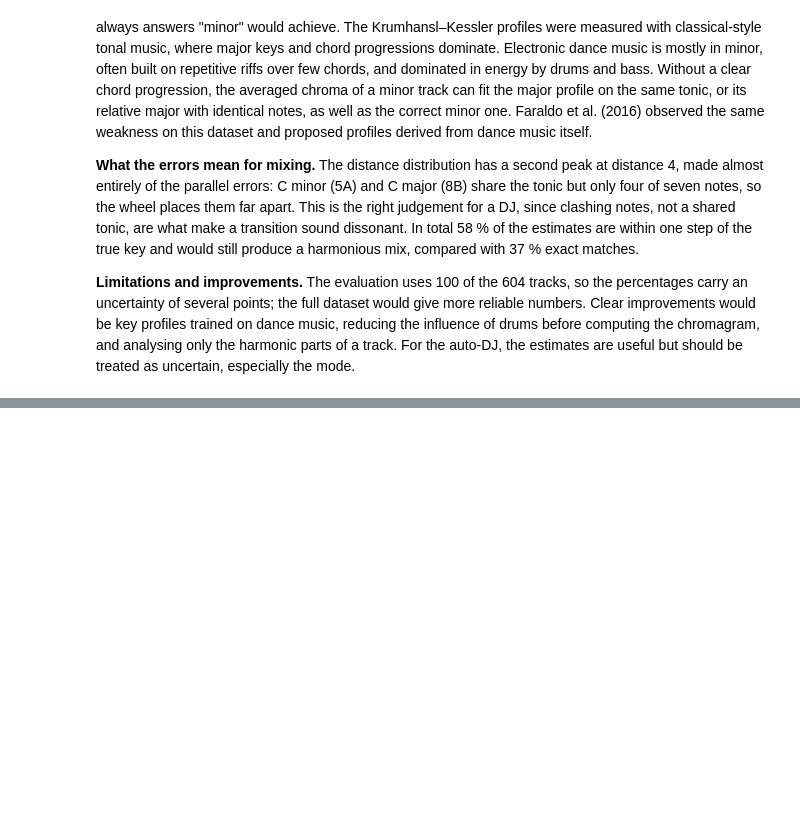
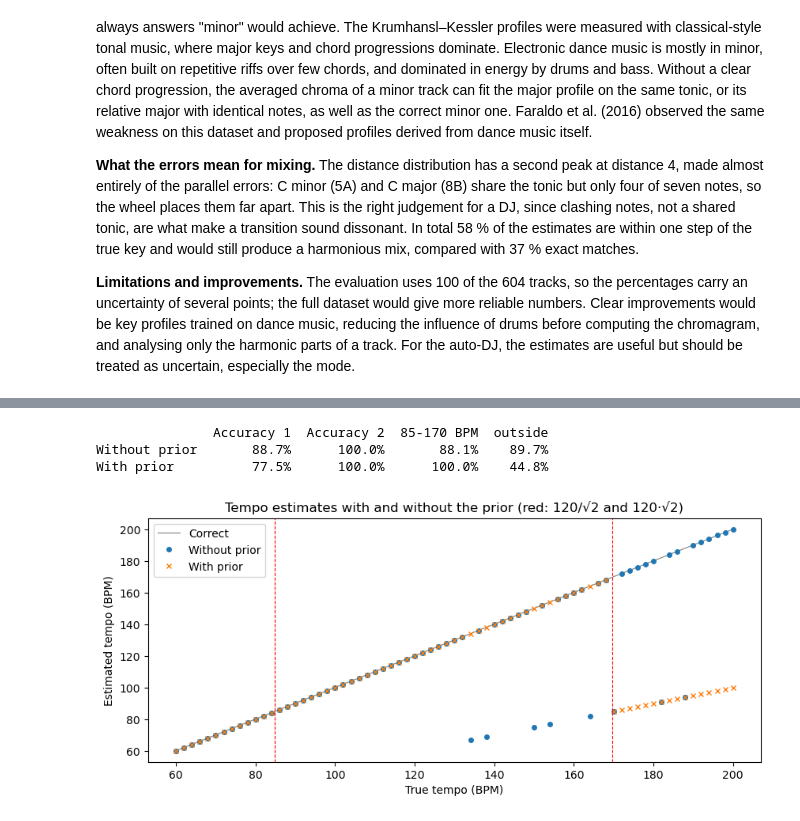
Before and after one commit to y0vladimirova/math-behind-the-mix, a Jupyter notebook: main.ipynb, the cells around one changed output, grey strips where cells are left out. Saved outputs shown, nothing was run; the diff lists cells and outputs as text; code cells hidden in the pictures; blank space fills up the shorter version.

```diff
--- a/main.ipynb
+++ b/main.ipynb
@@ -1288,0 +1405,38 @@ for i, mode in enumerate(modes):
+# %%
+from djmath.tempo import estimate_tempo
+
+true_bpms = np.arange(60, 201, 2)
+with_prior = np.array([estimate_tempo(drum_loop(b, 20.0)) for b in true_bpms])
+without_prior = np.array([estimate_tempo(drum_loop(b, 20.0), use_prior=False) for b in true_bpms])
+
+def tempo_accuracy(estimates, truths, allow_octave=False):
+    """Fraction of estimates within 4 % of the truth (or of a multiple, if allowed)."""
+    hits = 0
+    for est, true in zip(estimates, truths):
+        candidates = [true, true / 2, true * 2, true / 3, true * 3] if allow_octave else [true]
+        hits += any(abs(est - c) <= 0.04 * c for c in candidates)
+    return hits / len(truths)
+
+inside = (true_bpms >= 120 / np.sqrt(2)) & (true_bpms <= 120 * np.sqrt(2))
+print(f"{'':<14}{'Accuracy 1':>11}{'Accuracy 2':>12}{'85-170 BPM':>12}{'outside':>9}")
+for name, est in [("Without prior", without_prior), ("With prior", with_prior)]:
+    print(f"{name:<14}{tempo_accuracy(est, true_bpms):>11.1%}"
+          f"{tempo_accuracy(est, true_bpms, allow_octave=True):>12.1%}"
+          f"{tempo_accuracy(est[inside], true_bpms[inside]):>12.1%}"
+          f"{tempo_accuracy(est[~inside], true_bpms[~inside]):>9.1%}")
+
+plt.plot(true_bpms, true_bpms, color="gray", lw=0.8, label="Correct")
+plt.plot(true_bpms, without_prior, "o", ms=4, label="Without prior")
+plt.plot(true_bpms, with_prior, "x", ms=5, label="With prior")
+for bound in [120 / np.sqrt(2), 120 * np.sqrt(2)]:
+    plt.axvline(bound, color="red", lw=0.8, ls="--")
+plt.xlabel("True tempo (BPM)")
+plt.ylabel("Estimated tempo (BPM)")
+plt.title("Tempo estimates with and without the prior (red: 120/√2 and 120·√2)")
+plt.legend()
+plt.show()
+# %% [output]
+               Accuracy 1  Accuracy 2  85-170 BPM  outside
+Without prior       88.7%      100.0%       88.1%    89.7%
+With prior          77.5%      100.0%      100.0%    44.8%
+[figure, added]
```
Also changed, not shown: parts of 29 cells of this notebook, 4 other files.
